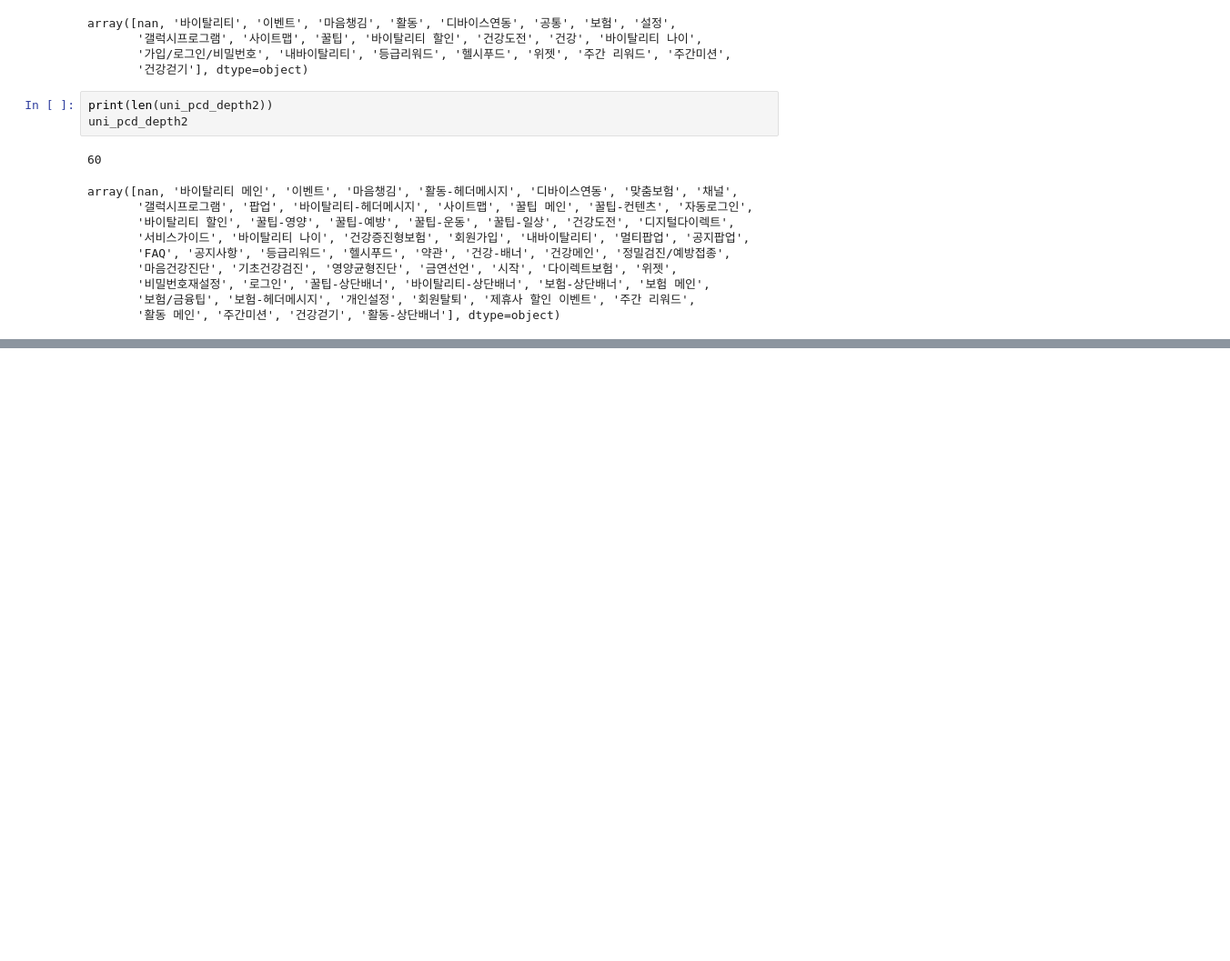
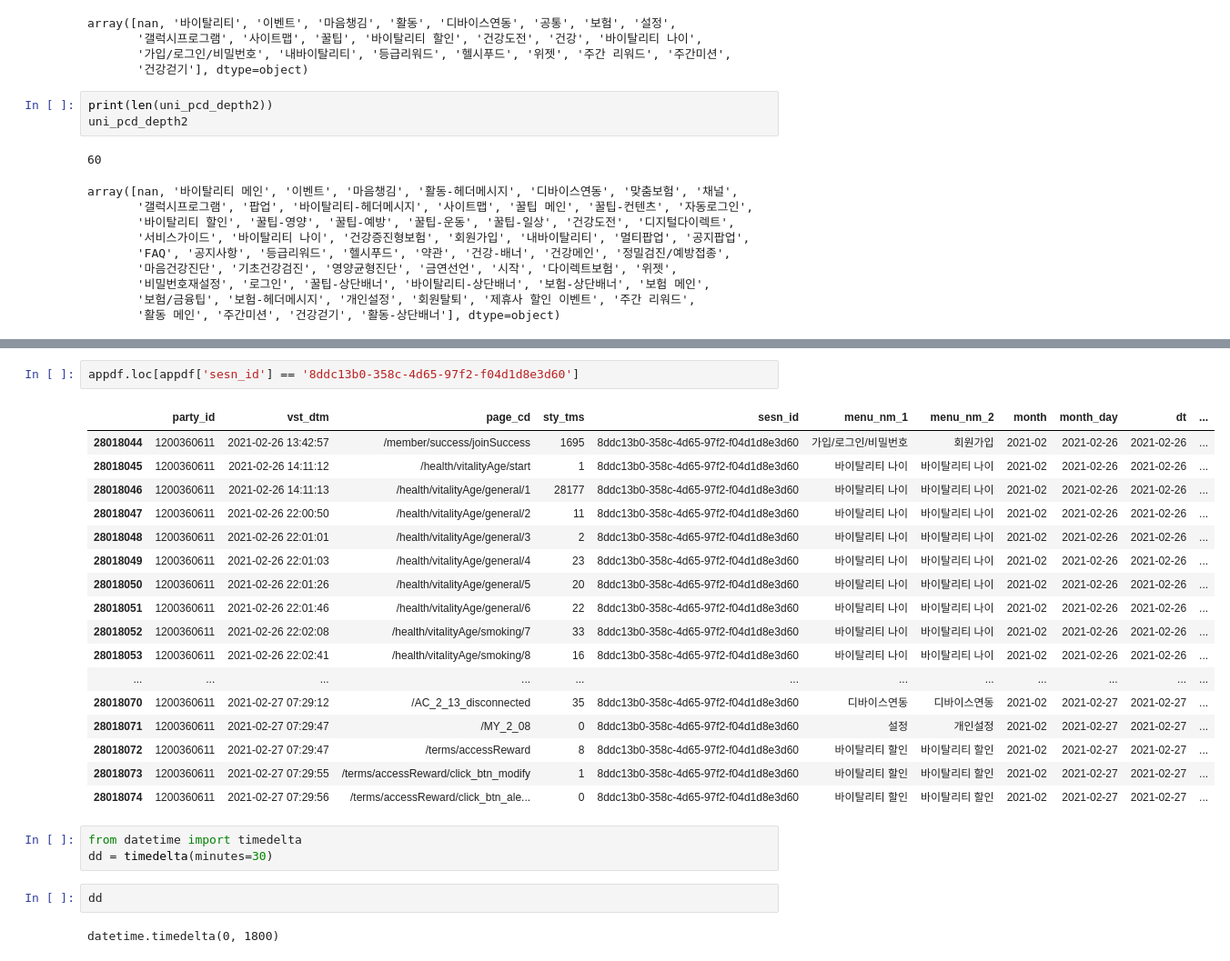
Before and after one commit to ralasun/aia-vitality, a Jupyter notebook: sunhwa/data/seq_dataset.ipynb, the cells around one changed output, grey strips where cells are left out. Shown: that part at 91% size. Cells and saved outputs as stored; diff of their text form; blank space fills up the shorter version.

```diff
--- a/sunhwa/data/seq_dataset.ipynb
+++ b/sunhwa/data/seq_dataset.ipynb
@@ -360,0 +750,27 @@ uv_per_depth1.sort_values(['sesn_id','menu_nm_1'])
+# %%
+appdf.loc[appdf['sesn_id'] == '8ddc13b0-358c-4d65-97f2-f04d1d8e3d60']
+# %% [output]
+|  | party_id | vst_dtm | page_cd | sty_tms | sesn_id | menu_nm_1 | menu_nm_2 | month | month_day | dt | ... |
+| 28018044 | 1200360611 | 2021-02-26 13:42:57 | /member/success/joinSuccess | 1695 | 8ddc13b0-358c-4d65-97f2-f04d1d8e3d60 | 가입/로그인/비밀번호 | 회원가입 | 2021-02 | 2021-02-26 | 2021-02-26 | ... |
+| 28018045 | 1200360611 | 2021-02-26 14:11:12 | /health/vitalityAge/start | 1 | 8ddc13b0-358c-4d65-97f2-f04d1d8e3d60 | 바이탈리티 나이 | 바이탈리티 나이 | 2021-02 | 2021-02-26 | 2021-02-26 | ... |
+| 28018046 | 1200360611 | 2021-02-26 14:11:13 | /health/vitalityAge/general/1 | 28177 | 8ddc13b0-358c-4d65-97f2-f04d1d8e3d60 | 바이탈리티 나이 | 바이탈리티 나이 | 2021-02 | 2021-02-26 | 2021-02-26 | ... |
+| 28018047 | 1200360611 | 2021-02-26 22:00:50 | /health/vitalityAge/general/2 | 11 | 8ddc13b0-358c-4d65-97f2-f04d1d8e3d60 | 바이탈리티 나이 | 바이탈리티 나이 | 2021-02 | 2021-02-26 | 2021-02-26 | ... |
+| 28018048 | 1200360611 | 2021-02-26 22:01:01 | /health/vitalityAge/general/3 | 2 | 8ddc13b0-358c-4d65-97f2-f04d1d8e3d60 | 바이탈리티 나이 | 바이탈리티 나이 | 2021-02 | 2021-02-26 | 2021-02-26 | ... |
+| 28018049 | 1200360611 | 2021-02-26 22:01:03 | /health/vitalityAge/general/4 | 23 | 8ddc13b0-358c-4d65-97f2-f04d1d8e3d60 | 바이탈리티 나이 | 바이탈리티 나이 | 2021-02 | 2021-02-26 | 2021-02-26 | ... |
+| 28018050 | 1200360611 | 2021-02-26 22:01:26 | /health/vitalityAge/general/5 | 20 | 8ddc13b0-358c-4d65-97f2-f04d1d8e3d60 | 바이탈리티 나이 | 바이탈리티 나이 | 2021-02 | 2021-02-26 | 2021-02-26 | ... |
+| 28018051 | 1200360611 | 2021-02-26 22:01:46 | /health/vitalityAge/general/6 | 22 | 8ddc13b0-358c-4d65-97f2-f04d1d8e3d60 | 바이탈리티 나이 | 바이탈리티 나이 | 2021-02 | 2021-02-26 | 2021-02-26 | ... |
+| 28018052 | 1200360611 | 2021-02-26 22:02:08 | /health/vitalityAge/smoking/7 | 33 | 8ddc13b0-358c-4d65-97f2-f04d1d8e3d60 | 바이탈리티 나이 | 바이탈리티 나이 | 2021-02 | 2021-02-26 | 2021-02-26 | ... |
+| 28018053 | 1200360611 | 2021-02-26 22:02:41 | /health/vitalityAge/smoking/8 | 16 | 8ddc13b0-358c-4d65-97f2-f04d1d8e3d60 | 바이탈리티 나이 | 바이탈리티 나이 | 2021-02 | 2021-02-26 | 2021-02-26 | ... |
+| ... | ... | ... | ... | ... | ... | ... | ... | ... | ... | ... | ... |
+| 28018070 | 1200360611 | 2021-02-27 07:29:12 | /AC_2_13_disconnected | 35 | 8ddc13b0-358c-4d65-97f2-f04d1d8e3d60 | 디바이스연동 | 디바이스연동 | 2021-02 | 2021-02-27 | 2021-02-27 | ... |
+| 28018071 | 1200360611 | 2021-02-27 07:29:47 | /MY_2_08 | 0 | 8ddc13b0-358c-4d65-97f2-f04d1d8e3d60 | 설정 | 개인설정 | 2021-02 | 2021-02-27 | 2021-02-27 | ... |
+| 28018072 | 1200360611 | 2021-02-27 07:29:47 | /terms/accessReward | 8 | 8ddc13b0-358c-4d65-97f2-f04d1d8e3d60 | 바이탈리티 할인 | 바이탈리티 할인 | 2021-02 | 2021-02-27 | 2021-02-27 | ... |
+| 28018073 | 1200360611 | 2021-02-27 07:29:55 | /terms/accessReward/click_btn_modify | 1 | 8ddc13b0-358c-4d65-97f2-f04d1d8e3d60 | 바이탈리티 할인 | 바이탈리티 할인 | 2021-02 | 2021-02-27 | 2021-02-27 | ... |
+| 28018074 | 1200360611 | 2021-02-27 07:29:56 | /terms/accessReward/click_btn_ale... | 0 | 8ddc13b0-358c-4d65-97f2-f04d1d8e3d60 | 바이탈리티 할인 | 바이탈리티 할인 | 2021-02 | 2021-02-27 | 2021-02-27 | ... |
+# %%
+from datetime import timedelta
+dd = timedelta(minutes=30)
+# %%
+dd
+# %% [output]
+datetime.timedelta(0, 1800)
```
Also changed, not shown: parts of 57 cells of this notebook.
